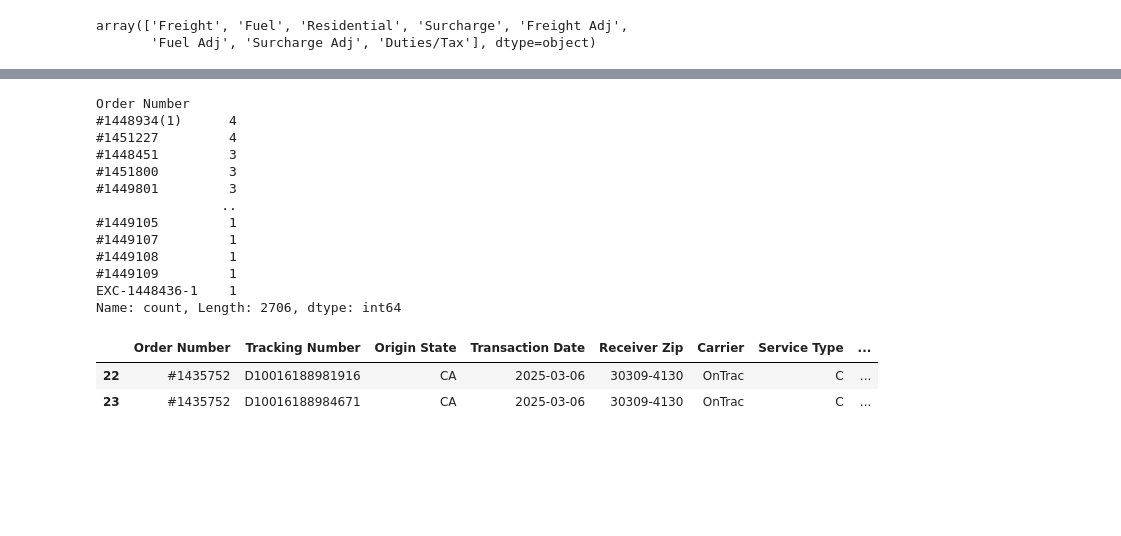
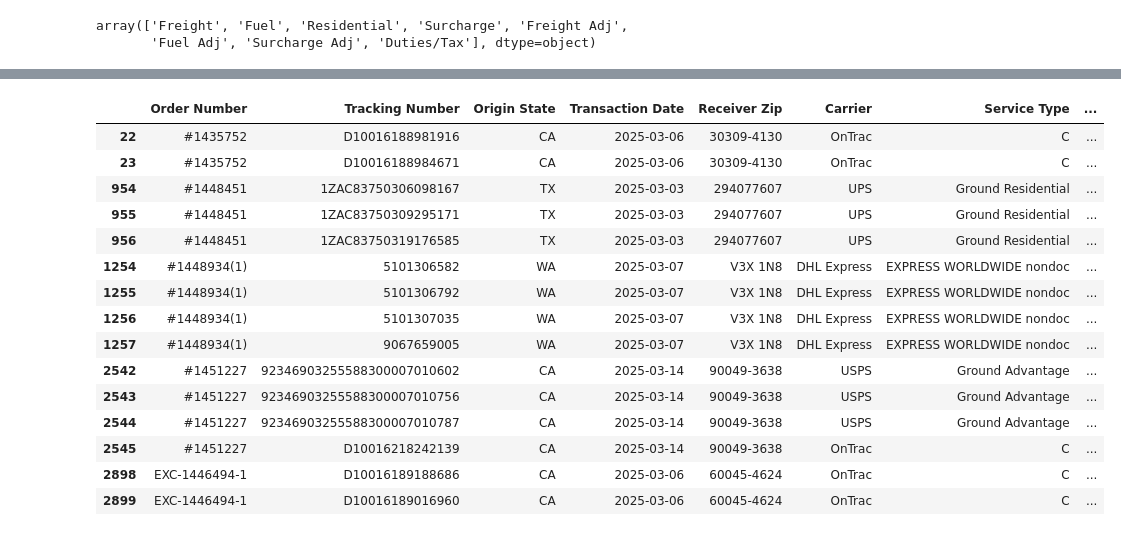
Before and after one commit to rupeshdeoria/excelprocessing, a Jupyter notebook: final.ipynb, the cells around one changed output, grey strips where cells are left out. Drawn from its saved outputs; the diff is of its cells as text; code cells hidden in the pictures; blank space fills up the shorter version.

```diff
--- a/final.ipynb
+++ b/final.ipynb
@@ -3,6 +3,7 @@ import pandas as pd
 import numpy as np
 pd.set_option('display.max_colwidth', None)
 pd.set_option('display.max_columns', None)
+pd.set_option('display.max_rows', 100)
 # %%
 file_path = "TushyCartonisationAnalysis_recreate.xlsx"
 excel_sheets = pd.ExcelFile(file_path).sheet_names
@@ -154,22 +102,52 @@ Flattened_group_data = Flattened_df[Flattened_df['Order Number'].isin(grouped_or
-# %%
-Flattened_group_data['Order Number'].value_counts()
-# %% [output]
-Order Number
-#1448934(1)      4
-#1451227         4
-#1448451         3
-#1451800         3
-#1449801         3
-                ..
-#1449105         1
-#1449107         1
-#1449108         1
-#1449109         1
-EXC-1448436-1    1
-Name: count, Length: 2706, dtype: int64
-# %%
-grouped_df[grouped_df['Order Number'].isin(['#1435752'])]
-# %% [output]
-|  | Order Number | Tracking Number | Origin State | Transaction Date | Receiver Zip | Carrier | Service Type | ... |
-| 22 | #1435752 | D10016188981916 | CA | 2025-03-06 | 30309-4130 | OnTrac | C | ... |
-| 23 | #1435752 | D10016188984671 | CA | 2025-03-06 | 30309-4130 | OnTrac | C | ... |
+# %%
+# Step 1: Sort by Order Number and Entered Weight (Descending)
+df_sorted = grouped_df.sort_values(['Order Number', 'Entered Weight (LB)'], ascending=[True, True]).reset_index(drop=True)
+
+# Step 2: Add group_count
+df_sorted['group_count'] = df_sorted.groupby('Order Number')['Order Number'].transform('count')
+
+# Step 3: Add temp rank within each Order Number
+df_sorted['temp_rank'] = df_sorted.groupby('Order Number').cumcount()
+
+# Step 4: Assign pair_count based on the rules
+pair_count_list = []
+current_pair = 1
+
+for order_number, group in df_sorted.groupby('Order Number'):
+    n = len(group)
+    for idx, row in group.iterrows():
+        # Odd groups: Last item gets no pair_count
+        if n % 2 == 1 and row['temp_rank'] == n-1:
+            pair_count_list.append(None)
+        else:
+            if row['temp_rank'] % 2 == 0:
+                pair_count_list.append(current_pair)
+            else:
+                pair_count_list.append(current_pair)
+                current_pair += 1
+
+df_sorted['pair_count'] = pair_count_list
+
+# Step 5: Clean up
+df_final = df_sorted.drop(columns=['temp_rank'])
+# %%
+df_final['pair_count'] = df_final['pair_count'].fillna('-')
+# %%
+df_final[df_final['Order Number'].isin(['#1435752','#1451227','#1448451','#1448934(1)','EXC-1446494-1'])]
+# %% [output]
+|  | Order Number | Tracking Number | Origin State | Transaction Date | Receiver Zip | Carrier | Service Type | ... |
+| 22 | #1435752 | D10016188981916 | CA | 2025-03-06 | 30309-4130 | OnTrac | C | ... |
+| 23 | #1435752 | D10016188984671 | CA | 2025-03-06 | 30309-4130 | OnTrac | C | ... |
+| 954 | #1448451 | 1ZAC83750306098167 | TX | 2025-03-03 | 294077607 | UPS | Ground Residential | ... |
+| 955 | #1448451 | 1ZAC83750309295171 | TX | 2025-03-03 | 294077607 | UPS | Ground Residential | ... |
+| 956 | #1448451 | 1ZAC83750319176585 | TX | 2025-03-03 | 294077607 | UPS | Ground Residential | ... |
+| 1254 | #1448934(1) | 5101306582 | WA | 2025-03-07 | V3X 1N8 | DHL Express | EXPRESS WORLDWIDE nondoc | ... |
+| 1255 | #1448934(1) | 5101306792 | WA | 2025-03-07 | V3X 1N8 | DHL Express | EXPRESS WORLDWIDE nondoc | ... |
+| 1256 | #1448934(1) | 5101307035 | WA | 2025-03-07 | V3X 1N8 | DHL Express | EXPRESS WORLDWIDE nondoc | ... |
+| 1257 | #1448934(1) | 9067659005 | WA | 2025-03-07 | V3X 1N8 | DHL Express | EXPRESS WORLDWIDE nondoc | ... |
+| 2542 | #1451227 | 92346903255588300007010602 | CA | 2025-03-14 | 90049-3638 | USPS | Ground Advantage | ... |
+| 2543 | #1451227 | 92346903255588300007010756 | CA | 2025-03-14 | 90049-3638 | USPS | Ground Advantage | ... |
+| 2544 | #1451227 | 92346903255588300007010787 | CA | 2025-03-14 | 90049-3638 | USPS | Ground Advantage | ... |
+| 2545 | #1451227 | D10016218242139 | CA | 2025-03-14 | 90049-3638 | OnTrac | C | ... |
+| 2898 | EXC-1446494-1 | D10016189188686 | CA | 2025-03-06 | 60045-4624 | OnTrac | C | ... |
+| 2899 | EXC-1446494-1 | D10016189016960 | CA | 2025-03-06 | 60045-4624 | OnTrac | C | ... |
```
Also changed, not shown: parts of 13 cells of this notebook, 2 other files.
